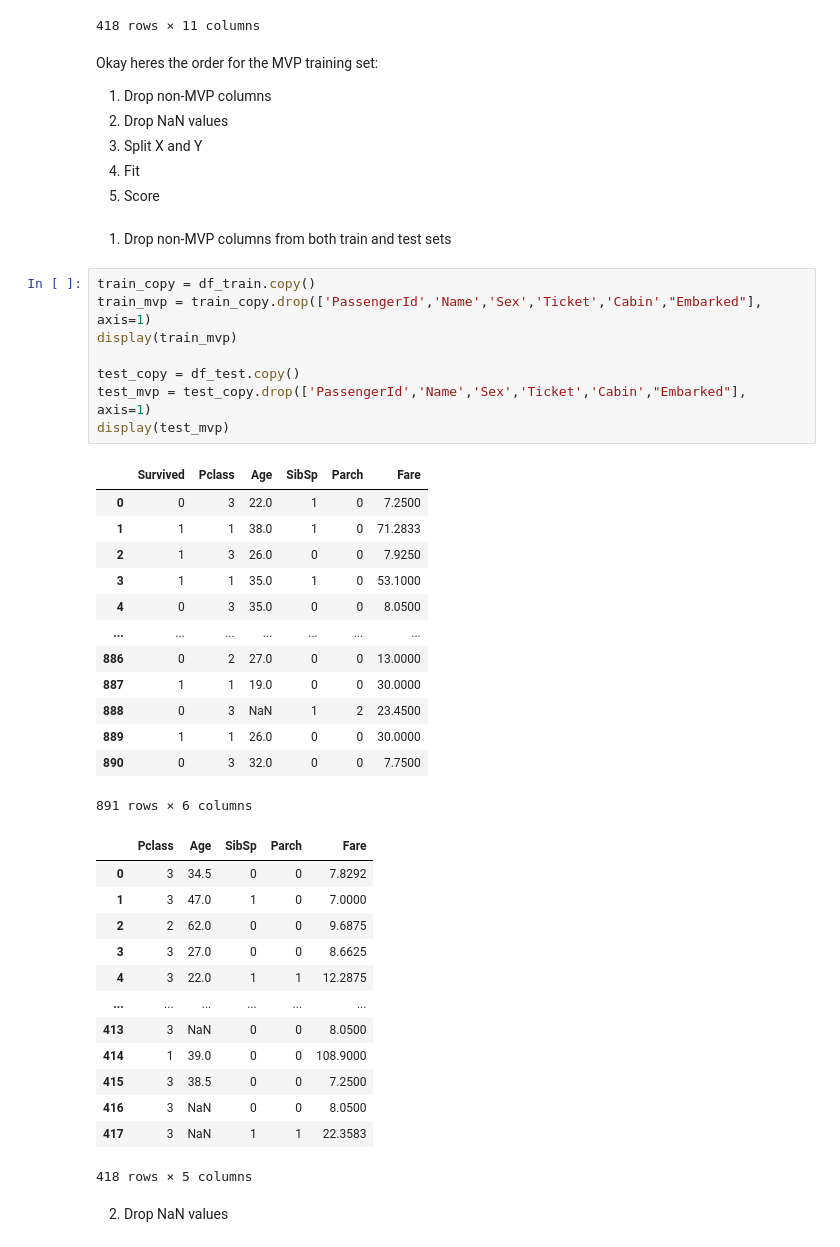
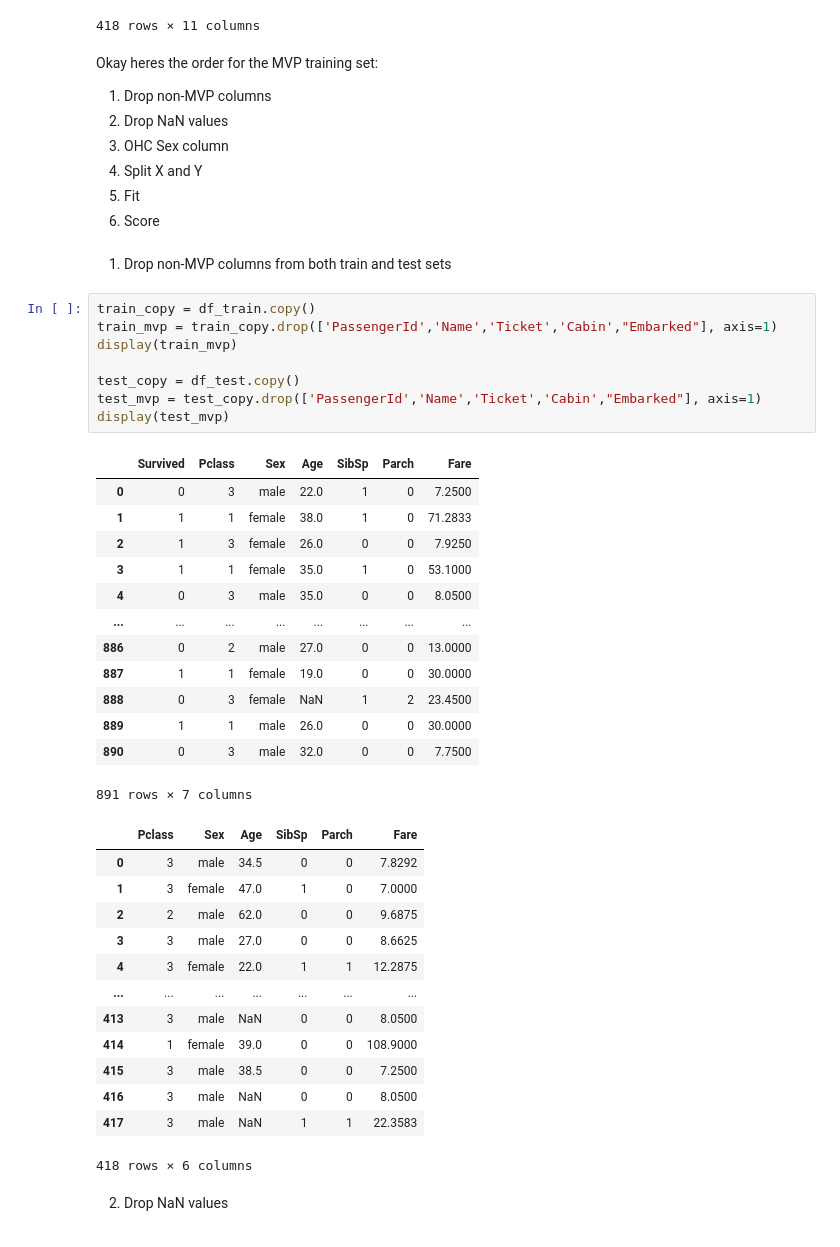
Before and after one commit to ggomp2885/Kaggle_Competitions, a Jupyter notebook: titanic-competition-greg-gompers.ipynb, the cells around one changed output. Drawn from its saved outputs; the diff is of its cells as text.

```diff
--- a/titanic-competition-greg-gompers.ipynb
+++ b/titanic-competition-greg-gompers.ipynb
@@ -67,47 +64,48 @@ display(df_test)
 # %% [markdown]
 Okay heres the order for the MVP training set:
 1. Drop non-MVP columns
-2. Drop NaN values
-3. Split X and Y
-4. Fit
-5. Score
+1. Drop NaN values
+1. OHC Sex column
+1. Split X and Y
+1. Fit
+1. Score
 # %% [markdown]
 1. Drop non-MVP columns from both train and test sets
 # %%
 train_copy = df_train.copy()
-train_mvp = train_copy.drop(['PassengerId','Name','Sex','Ticket','Cabin',"Embarked"], axis=1)
+train_mvp = train_copy.drop(['PassengerId','Name','Ticket','Cabin',"Embarked"], axis=1)
 display(train_mvp)
 
 test_copy = df_test.copy()
-test_mvp = test_copy.drop(['PassengerId','Name','Sex','Ticket','Cabin',"Embarked"], axis=1)
+test_mvp = test_copy.drop(['PassengerId','Name','Ticket','Cabin',"Embarked"], axis=1)
 display(test_mvp)
 # %% [output]
-|  | Survived | Pclass | Age | SibSp | Parch | Fare |
-| 0 | 0 | 3 | 22.0 | 1 | 0 | 7.2500 |
-| 1 | 1 | 1 | 38.0 | 1 | 0 | 71.2833 |
-| 2 | 1 | 3 | 26.0 | 0 | 0 | 7.9250 |
-| 3 | 1 | 1 | 35.0 | 1 | 0 | 53.1000 |
-| 4 | 0 | 3 | 35.0 | 0 | 0 | 8.0500 |
-| ... | ... | ... | ... | ... | ... | ... |
-| 886 | 0 | 2 | 27.0 | 0 | 0 | 13.0000 |
-| 887 | 1 | 1 | 19.0 | 0 | 0 | 30.0000 |
-| 888 | 0 | 3 | NaN | 1 | 2 | 23.4500 |
-| 889 | 1 | 1 | 26.0 | 0 | 0 | 30.0000 |
-| 890 | 0 | 3 | 32.0 | 0 | 0 | 7.7500 |
+|  | Survived | Pclass | Sex | Age | SibSp | Parch | Fare |
+| 0 | 0 | 3 | male | 22.0 | 1 | 0 | 7.2500 |
+| 1 | 1 | 1 | female | 38.0 | 1 | 0 | 71.2833 |
+| 2 | 1 | 3 | female | 26.0 | 0 | 0 | 7.9250 |
+| 3 | 1 | 1 | female | 35.0 | 1 | 0 | 53.1000 |
+| 4 | 0 | 3 | male | 35.0 | 0 | 0 | 8.0500 |
+| ... | ... | ... | ... | ... | ... | ... | ... |
+| 886 | 0 | 2 | male | 27.0 | 0 | 0 | 13.0000 |
+| 887 | 1 | 1 | female | 19.0 | 0 | 0 | 30.0000 |
+| 888 | 0 | 3 | female | NaN | 1 | 2 | 23.4500 |
+| 889 | 1 | 1 | male | 26.0 | 0 | 0 | 30.0000 |
+| 890 | 0 | 3 | male | 32.0 | 0 | 0 | 7.7500 |
-891 rows × 6 columns
+891 rows × 7 columns
-|  | Pclass | Age | SibSp | Parch | Fare |
-| 0 | 3 | 34.5 | 0 | 0 | 7.8292 |
-| 1 | 3 | 47.0 | 1 | 0 | 7.0000 |
-| 2 | 2 | 62.0 | 0 | 0 | 9.6875 |
-| 3 | 3 | 27.0 | 0 | 0 | 8.6625 |
-| 4 | 3 | 22.0 | 1 | 1 | 12.2875 |
-| ... | ... | ... | ... | ... | ... |
-| 413 | 3 | NaN | 0 | 0 | 8.0500 |
-| 414 | 1 | 39.0 | 0 | 0 | 108.9000 |
-| 415 | 3 | 38.5 | 0 | 0 | 7.2500 |
-| 416 | 3 | NaN | 0 | 0 | 8.0500 |
-| 417 | 3 | NaN | 1 | 1 | 22.3583 |
+|  | Pclass | Sex | Age | SibSp | Parch | Fare |
+| 0 | 3 | male | 34.5 | 0 | 0 | 7.8292 |
+| 1 | 3 | female | 47.0 | 1 | 0 | 7.0000 |
+| 2 | 2 | male | 62.0 | 0 | 0 | 9.6875 |
+| 3 | 3 | male | 27.0 | 0 | 0 | 8.6625 |
+| 4 | 3 | female | 22.0 | 1 | 1 | 12.2875 |
+| ... | ... | ... | ... | ... | ... | ... |
+| 413 | 3 | male | NaN | 0 | 0 | 8.0500 |
+| 414 | 1 | female | 39.0 | 0 | 0 | 108.9000 |
+| 415 | 3 | male | 38.5 | 0 | 0 | 7.2500 |
+| 416 | 3 | male | NaN | 0 | 0 | 8.0500 |
+| 417 | 3 | male | NaN | 1 | 1 | 22.3583 |
-418 rows × 5 columns
+418 rows × 6 columns
 # %% [markdown]
 2. Drop NaN values
 # %%
```
Also changed, not shown: parts of 9 cells of this notebook.
